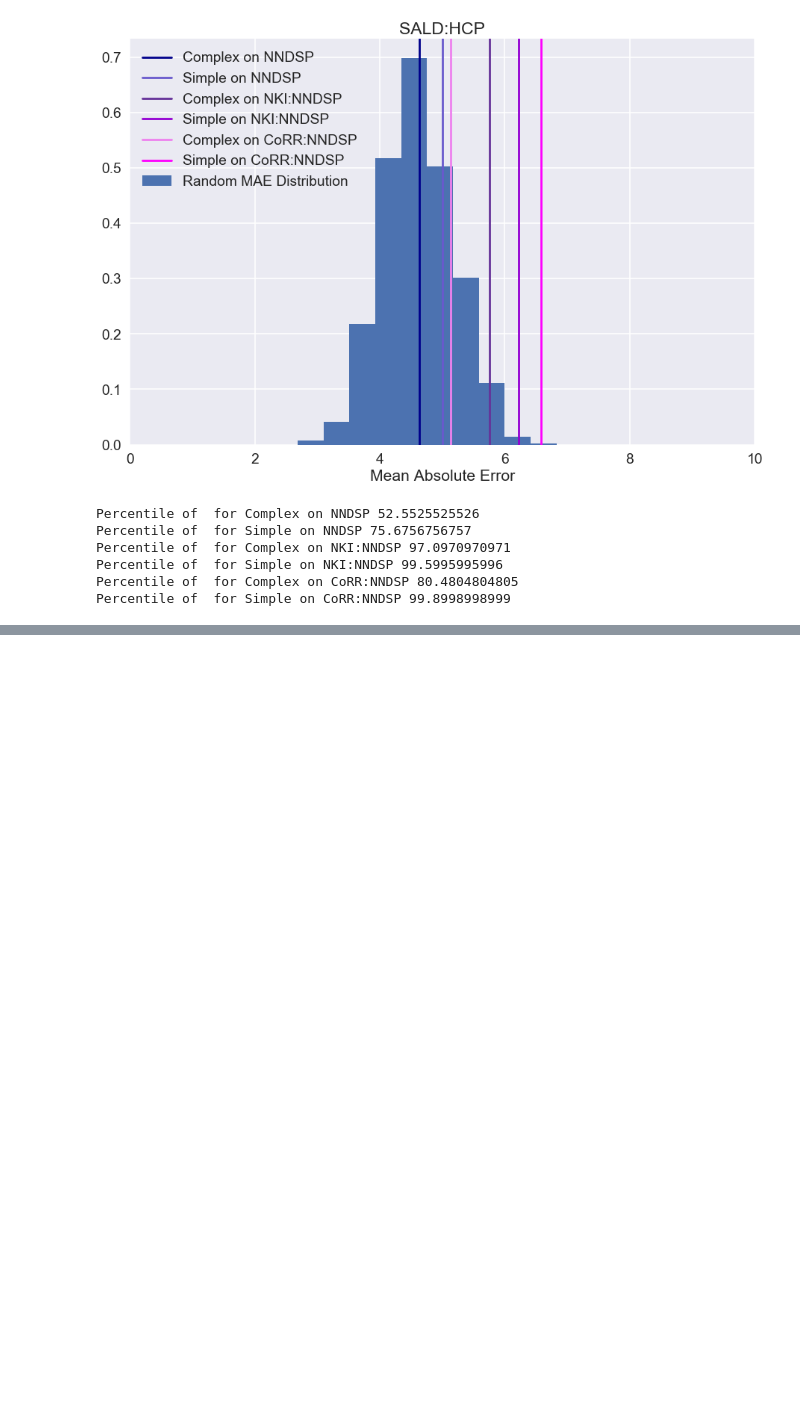
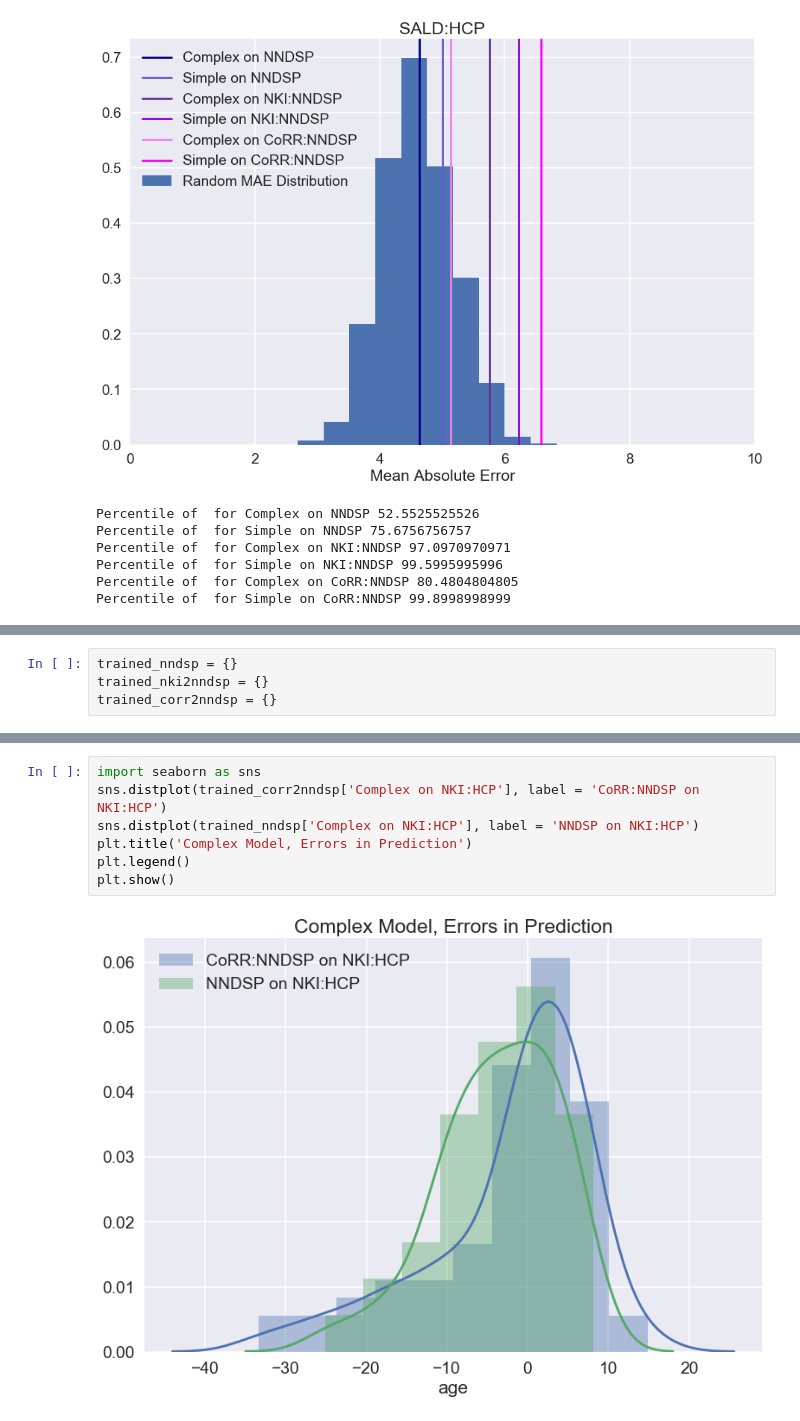
Before and after one commit to niniko1997/NNDSP, a Jupyter notebook: anal/analysis_notebooks/follow_up_analysis/hypothesis_1.ipynb, the cells around one changed output, grey strips where cells are left out. Drawn from its saved outputs; the diff is of its cells as text; blank space fills up the shorter version.

```diff
--- a/anal/analysis_notebooks/follow_up_analysis/hypothesis_1.ipynb
+++ b/anal/analysis_notebooks/follow_up_analysis/hypothesis_1.ipynb
@@ -681,0 +684,4 @@ Percentile of  for Simple on CoRR:NNDSP 99.8998998999
+# %%
+trained_nndsp = {}
+trained_nki2nndsp = {}
+trained_corr2nndsp = {}
@@ -681,0 +935,9 @@ Percentile of  for Simple on CoRR:NNDSP 99.8998998999
+# %%
+import seaborn as sns
+sns.distplot(trained_corr2nndsp['Complex on NKI:HCP'], label = 'CoRR:NNDSP on NKI:HCP')
+sns.distplot(trained_nndsp['Complex on NKI:HCP'], label = 'NNDSP on NKI:HCP')
+plt.title('Complex Model, Errors in Prediction')
+plt.legend()
+plt.show()
+# %% [output]
+[figure, added]
```
Also changed, not shown: parts of 20 cells of this notebook, 2 other files.
